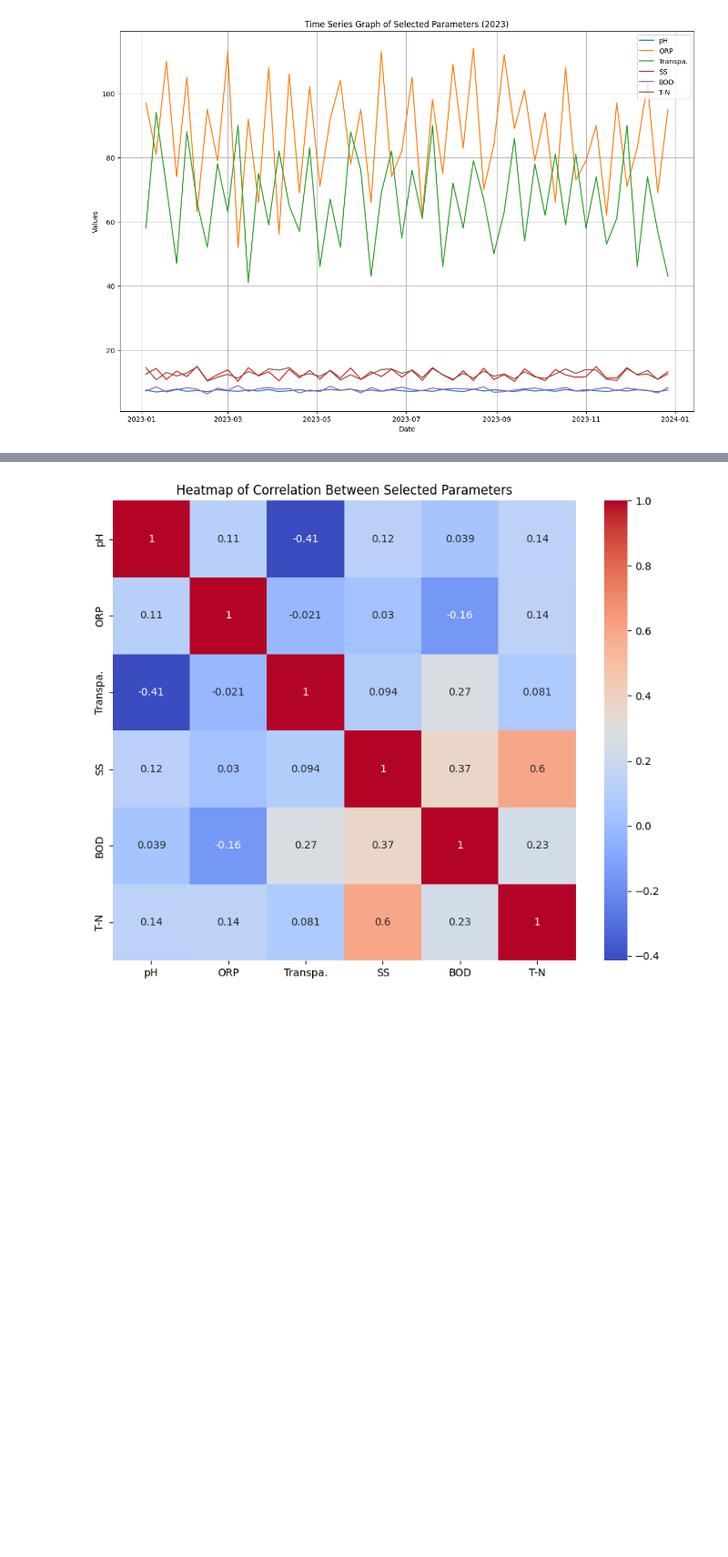
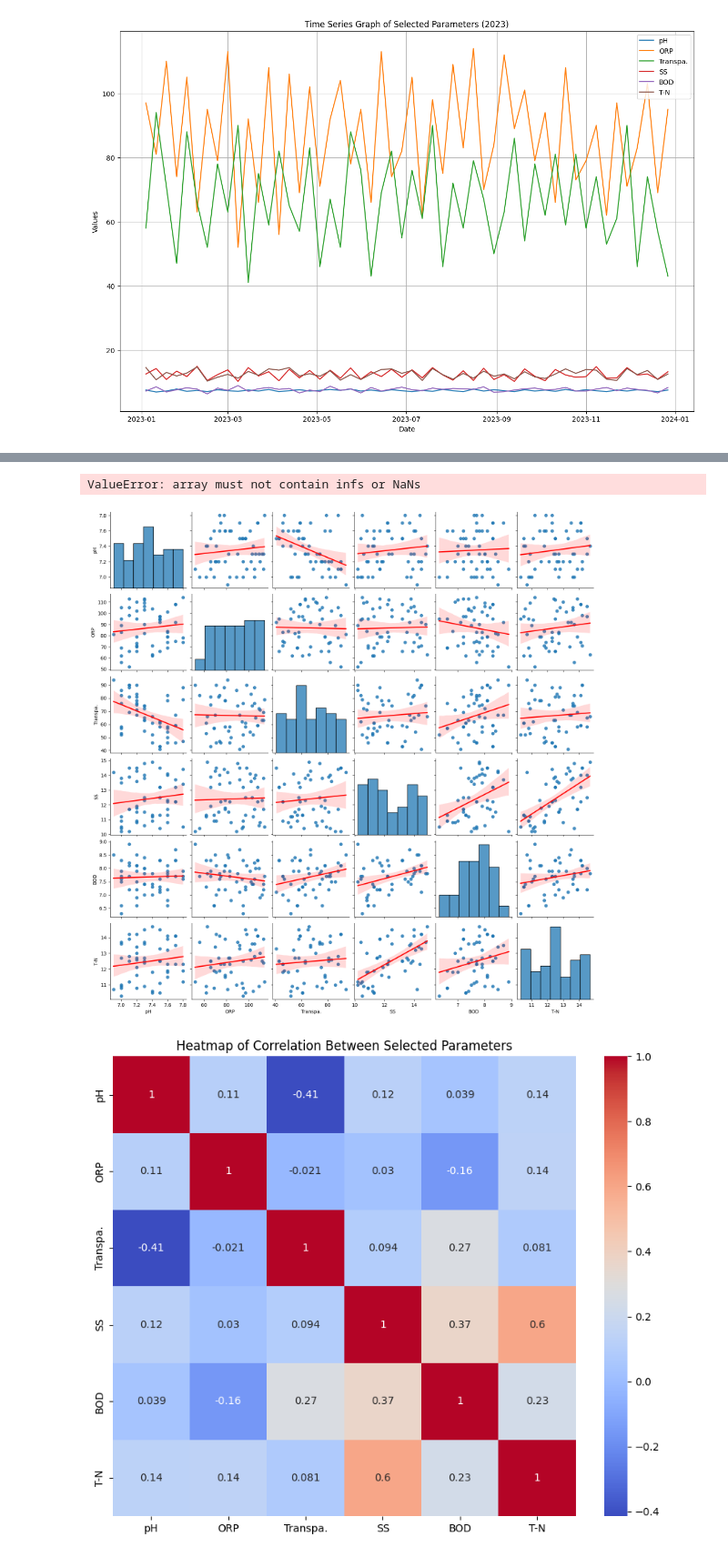
Before and after one commit to ShoheiHorikawa/time-series-analysis, a Jupyter notebook: analysis1.ipynb, the cells around one changed output, grey strips where cells are left out. Shown at 91% size. Cells and saved outputs as stored; diff of their text form; code cells hidden in the pictures; blank space fills up the shorter version.

```diff
--- a/analysis1.ipynb
+++ b/analysis1.ipynb
@@ -72,3 +83,19 @@ plt.show()
+# %%
+# 相関係数を計算し表示する関数
+def corr_func(x, y, **kwargs):
+    r = stats.pearsonr(x, y)[0]
+    ax = plt.gca()
+    ax.annotate(f'r = {r:.2f}', xy=(0.05, 0.9), xycoords=ax.transAxes)
+
+# Seabornのpairplotを作成
+pairplot = sns.pairplot(data[columns_to_plot], kind='reg', plot_kws={'line_kws': {'color': 'red'}})
+
+# 非対角要素に相関係数を表示
+pairplot.map_offdiag(corr_func)
+plt.show()
+# %% [output]
+ValueError: array must not contain infs or NaNs
+[figure, added]
 # %%
 plt.figure(figsize=(10, 8))
 sns.heatmap(data[columns_to_plot].corr(), annot=True, cmap='coolwarm')
```
Also changed, not shown: parts of 10 cells of this notebook, 2 other files.
